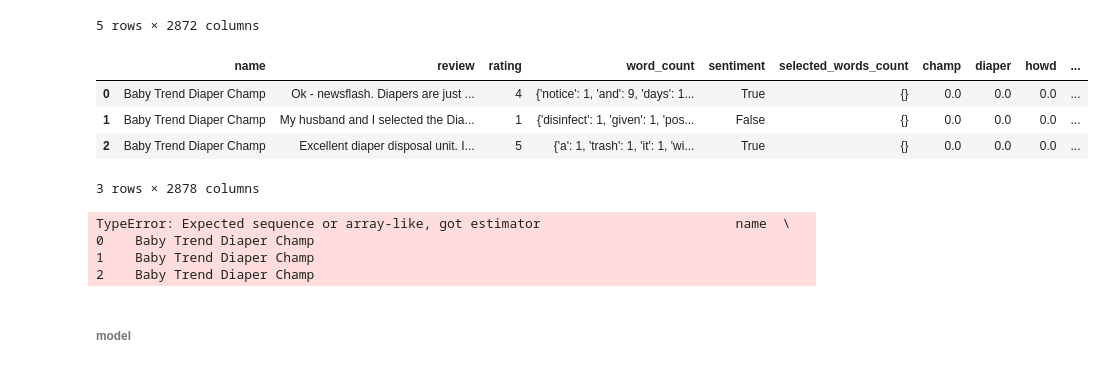
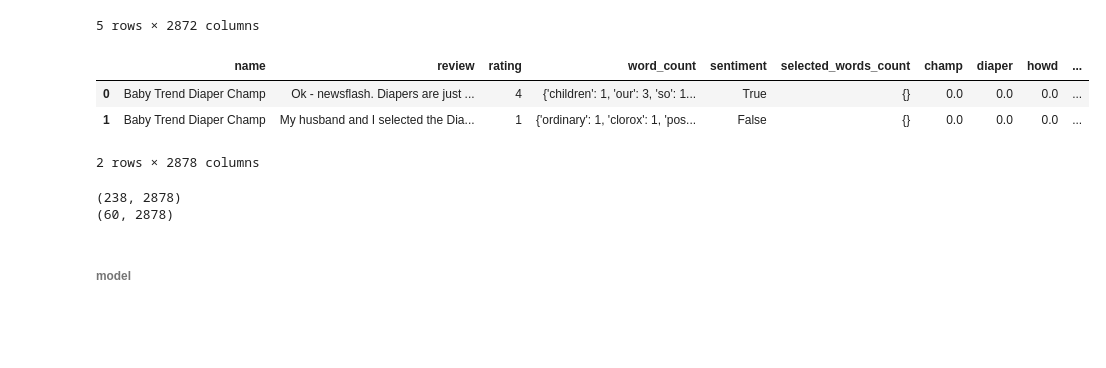
Before and after one commit to DheerajAgarwal/MachineLearning_UoW, a Jupyter notebook: Course1/Analyzing_Product_Sentiment.ipynb, the cells around one changed output. Drawn from its saved outputs; the diff is of its cells as text; code cells hidden in the pictures; blank space fills up the shorter version.

```diff
--- a/Course1/Analyzing_Product_Sentiment.ipynb
+++ b/Course1/Analyzing_Product_Sentiment.ipynb
@@ -505,20 +506,19 @@ feature_dummies.head()
 5 rows × 2872 columns
 # %%
 baby_trend_reviews = pd.concat([baby_trend, feature_dummies], axis=1) # axis 1 to join on as columns rather than rows4
-baby_trend_reviews.head(3)
+baby_trend_reviews.head(2)
 # %% [output]
 |  | name | review | rating | word_count | sentiment | selected_words_count | champ | diaper | howd | ... |
-| 0 | Baby Trend Diaper Champ | Ok - newsflash. Diapers are just ... | 4 | {'notice': 1, 'and': 9, 'days': 1... | True | {} | 0.0 | 0.0 | 0.0 | ... |
-| 1 | Baby Trend Diaper Champ | My husband and I selected the Dia... | 1 | {'disinfect': 1, 'given': 1, 'pos... | False | {} | 0.0 | 0.0 | 0.0 | ... |
-| 2 | Baby Trend Diaper Champ | Excellent diaper disposal unit. I... | 5 | {'a': 1, 'trash': 1, 'it': 1, 'wi... | True | {} | 0.0 | 0.0 | 0.0 | ... |
+| 0 | Baby Trend Diaper Champ | Ok - newsflash. Diapers are just ... | 4 | {'children': 1, 'our': 3, 'so': 1... | True | {} | 0.0 | 0.0 | 0.0 | ... |
+| 1 | Baby Trend Diaper Champ | My husband and I selected the Dia... | 1 | {'ordinary': 1, 'clorox': 1, 'pos... | False | {} | 0.0 | 0.0 | 0.0 | ... |
-3 rows × 2878 columns
+2 rows × 2878 columns
 # %%
-train, test = model_selection.train_test_split(baby_trend_reviews, test_size = 0.2)
+# train, test = model_selection.train_test_split(baby_trend_reviews, test_size = 0.2)
+train_data = baby_trend_reviews.sample(frac=0.8, random_state=0)
+test_data = baby_trend_reviews.loc[~baby_trend_reviews.index.isin(train_data.index)]
 
-# print(train_data.shape)
-# test_data.shape
+print(train_data.shape)
+print(test_data.shape)
 # %% [output]
-TypeError: Expected sequence or array-like, got estimator                         name  \
-0    Baby Trend Diaper Champ
-1    Baby Trend Diaper Champ
-2    Baby Trend Diaper Champ
+(238, 2878)
+(60, 2878)
```
Also changed, not shown: parts of 34 cells of this notebook.
